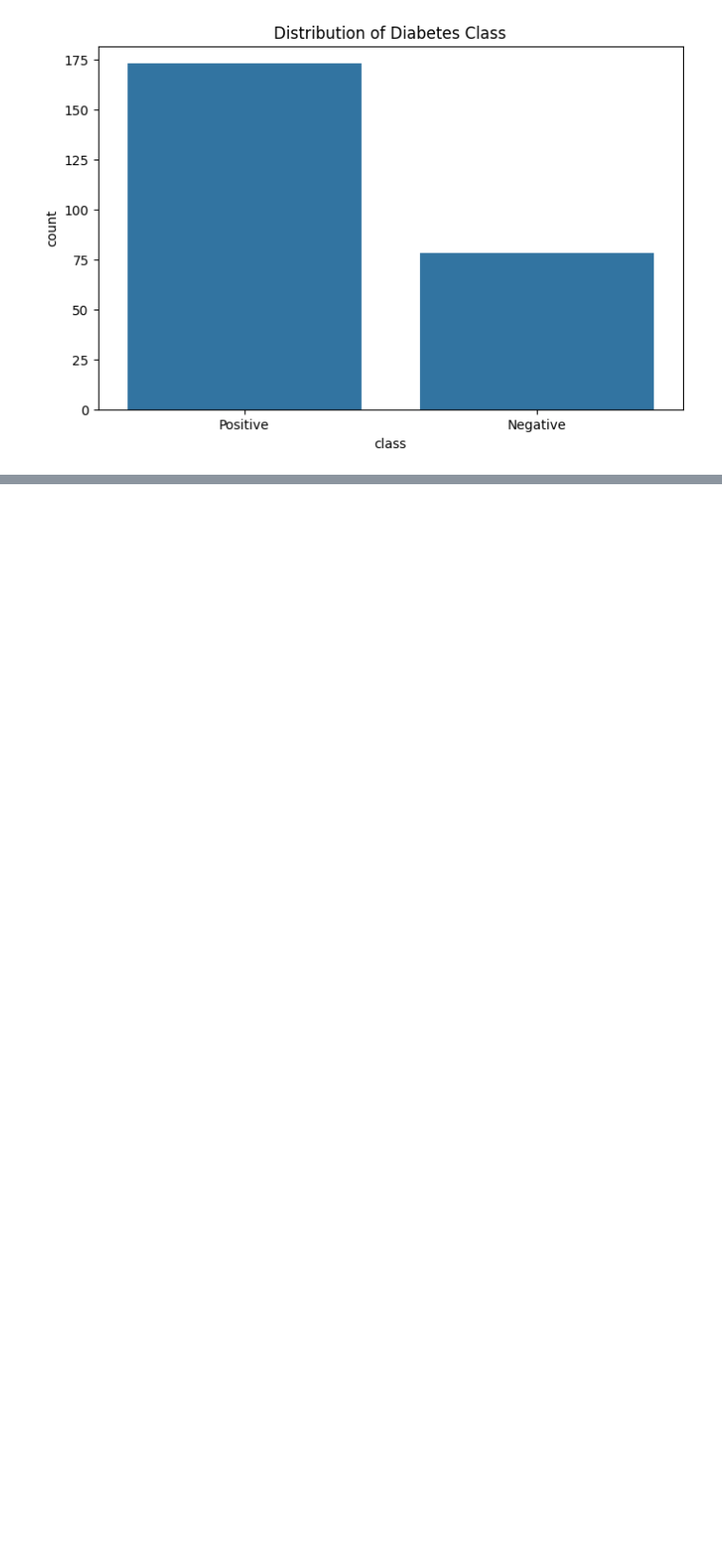
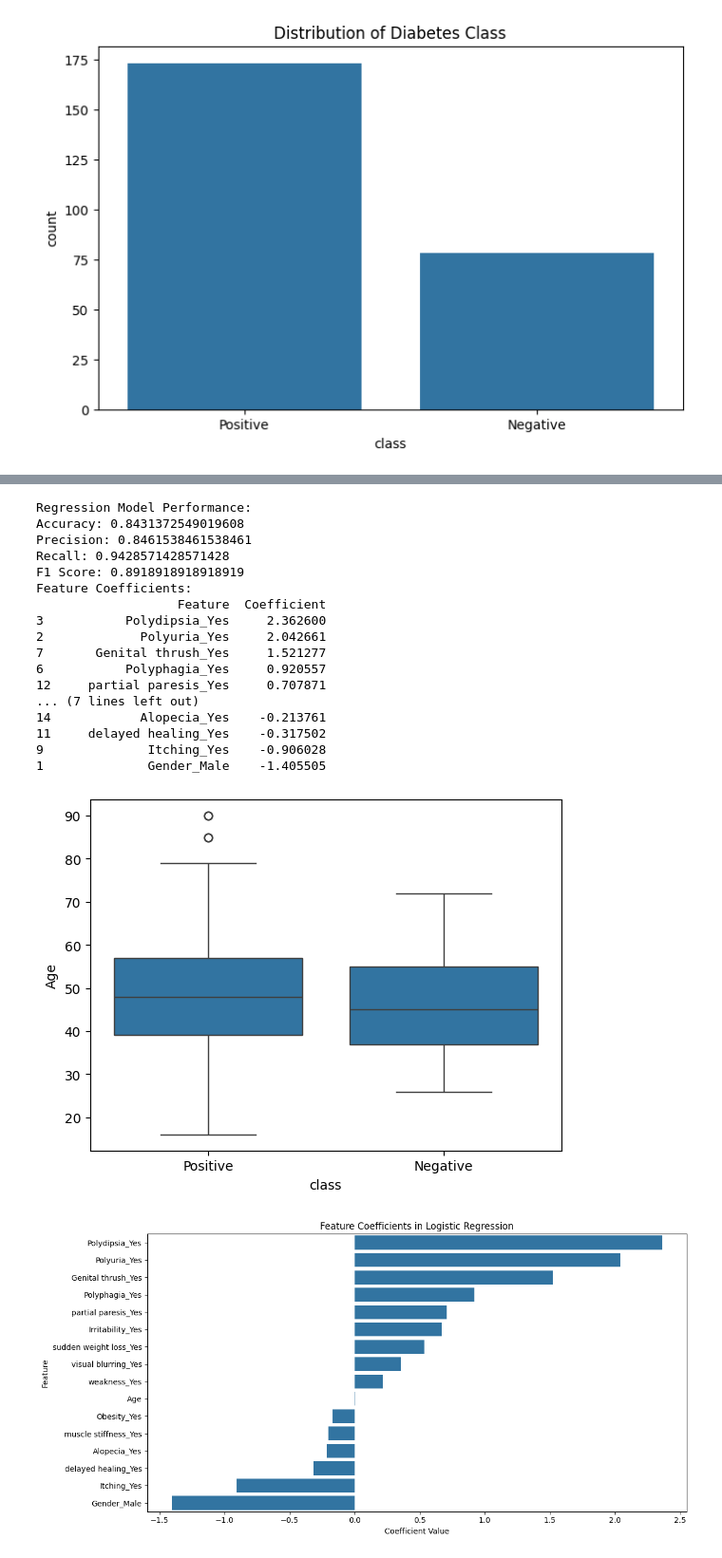
Before and after one commit to dineshram18/Capstone_Project, a Jupyter notebook: Data Wrangling.ipynb, the cells around one changed output, grey strips where cells are left out. Shown: that part at 95% size. Drawn from its saved outputs; the diff is of its cells as text; code cells hidden in the pictures; blank space fills up the shorter version.

```diff
--- a/Data Wrangling.ipynb
+++ b/Data Wrangling.ipynb
@@ -169,0 +263,64 @@ plt.show()
+# %%
+# Perform multiple regression analysis
+from sklearn.linear_model import LogisticRegression
+from sklearn.metrics import accuracy_score, precision_score, recall_score, f1_score
+import numpy as np
+
+# Fit logistic regression model
+sns.boxplot(x='class', y='Age', data=df)
+log_reg = LogisticRegression(random_state=42, max_iter=1000)
+log_reg.fit(X_train, y_train)
+
+# Make predictions
+y_pred_reg = log_reg.predict(X_test)
+y_pred_prob = log_reg.predict_proba(X_test)[:, 1]
+
+# Calculate performance metrics
+accuracy = accuracy_score(y_test, y_pred_reg)
+precision = precision_score(y_test, y_pred_reg)
+recall = recall_score(y_test, y_pred_reg)
+f1 = f1_score(y_test, y_pred_reg)
+
+# Create DataFrame with feature coefficients
+coef_df = pd.DataFrame({
+    'Feature': X.columns,
+    'Coefficient': log_reg.coef_[0]
+}).sort_values('Coefficient', ascending=False)
+
+print("Regression Model Performance:")
+print(f"Accuracy: {accuracy}")
+print(f"Precision: {precision}")
+print(f"Recall: {recall}")
+print(f"F1 Score: {f1}")
+
+print("Feature Coefficients:")
+print(coef_df)
+
+# Visualize feature coefficients
+plt.figure(figsize=(12, 6))
+sns.barplot(x='Coefficient', y='Feature', data=coef_df)
+plt.title('Feature Coefficients in Logistic Regression')
+plt.xlabel('Coefficient Value')
+plt.ylabel('Feature')
+plt.tight_layout()
+plt.show()
+# %% [output]
+Regression Model Performance:
+Accuracy: 0.8431372549019608
+Precision: 0.8461538461538461
+Recall: 0.9428571428571428
+F1 Score: 0.8918918918918919
+Feature Coefficients:
+                   Feature  Coefficient
+3           Polydipsia_Yes     2.362600
+2             Polyuria_Yes     2.042661
+7       Genital thrush_Yes     1.521277
+6           Polyphagia_Yes     0.920557
+12     partial paresis_Yes     0.707871
+... (7 lines left out)
+14            Alopecia_Yes    -0.213761
+11     delayed healing_Yes    -0.317502
+9              Itching_Yes    -0.906028
+1              Gender_Male    -1.405505
+[figure, added]
+[figure, added]
```
Also changed, not shown: parts of 4 cells of this notebook.
